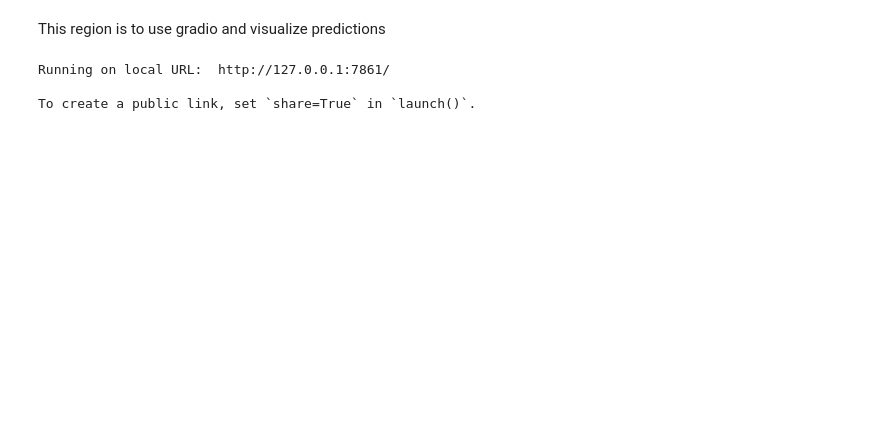
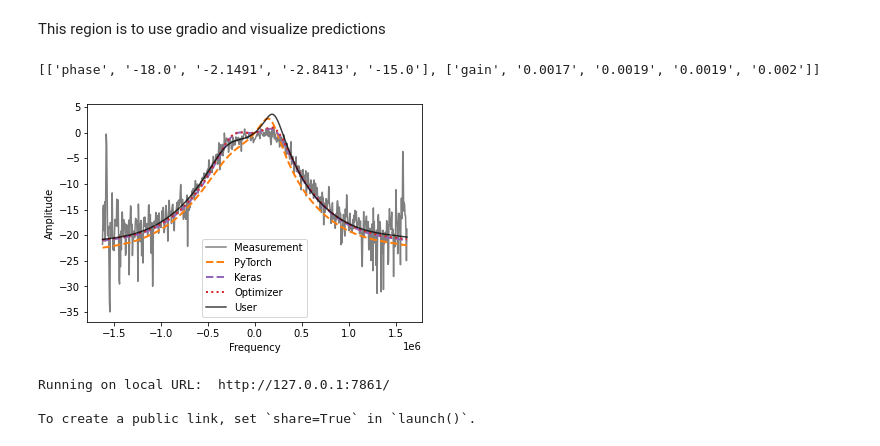
Before and after one commit to kiliakis/ML-LHC-closed-loop, a Jupyter notebook: measurement_demo.ipynb, the cells around one changed output. Cells and saved outputs as stored; diff of their text form; code cells hidden in the pictures; blank space fills up the shorter version.

```diff
--- a/measurement_demo.ipynb
+++ b/measurement_demo.ipynb
@@ -188,7 +188,7 @@ def curve_fit_deluxe(func, freq, sample, trim_edges=0, kernel_size=1, stride=1,
 This region is to use gradio and visualize predictions
 # %%
 
-def classify(measurement_id, show_user, phase, gain, save_to_file=None):
+def classify(measurement_id, show_user, phase, gain, load_q=60000, save_to_file=None):
     phase, gain = float(phase), float(gain)
     # print(df.loc[measurement_id])
     freq = df.loc[measurement_id].freq
@@ -260,34 +260,37 @@ def classify(measurement_id, show_user, phase, gain, save_to_file=None):
                  str(np.round(gain_keras_pred, 4)),
                  str(np.round(opt_gain, 4)),
                  str(np.round(gain, 4)),
                  ])
 
     # I plot them
     fig = plt.figure()
     plt.plot(freq, amplitude, label=f'Measurement',
              ls='-', color='black', alpha=0.5)
     plt.plot(freq, gen_tf_no_noise(freq, phase_torch_pred, gain_torch_pred), label=f'PyTorch',
              ls='--', color='tab:orange', lw=2)
     plt.plot(freq, gen_tf_no_noise(freq, phase_keras_pred, gain_keras_pred),
              label=f'Keras', ls='--', color='tab:purple', lw=2)
     plt.plot(freq, gen_tf_no_noise(freq, opt_phase, opt_gain), label=f'Optimizer',
              ls=':', color='tab:red', lw=2)
     if show_user:
-        plt.plot(freq, gen_tf_no_noise(freq, phase, gain), label=f'User',
+        plt.plot(freq, gen_tf_no_noise(freq, phase, gain, load_q), label=f'User',
                 ls='-', color='black', alpha=0.75)
     plt.xlabel('Frequency')
     plt.ylabel('Amplitude')
     plt.legend()
     if save_to_file and len(save_to_file):
         fig.savefig(f'{save_to_file}/{measurement_id}.png', dpi=300)
 
     return fig, table
     # , {str(c): probs[i] for i, c in enumerate(phi_encoder.classes_)}
 
 
 fig, table = classify('3B2_21', True, -15, 0.002)
 # print(probs)
 print(table)
+# %% [output]
+[['phase', '-18.0', '-2.1491', '-2.8413', '-15.0'], ['gain', '0.0017', '0.0019', '0.0019', '0.002']]
+[figure, added]
 # %%
 import gradio as gr
 
```
Also changed, not shown: parts of 4 cells of this notebook, 3 other files.
